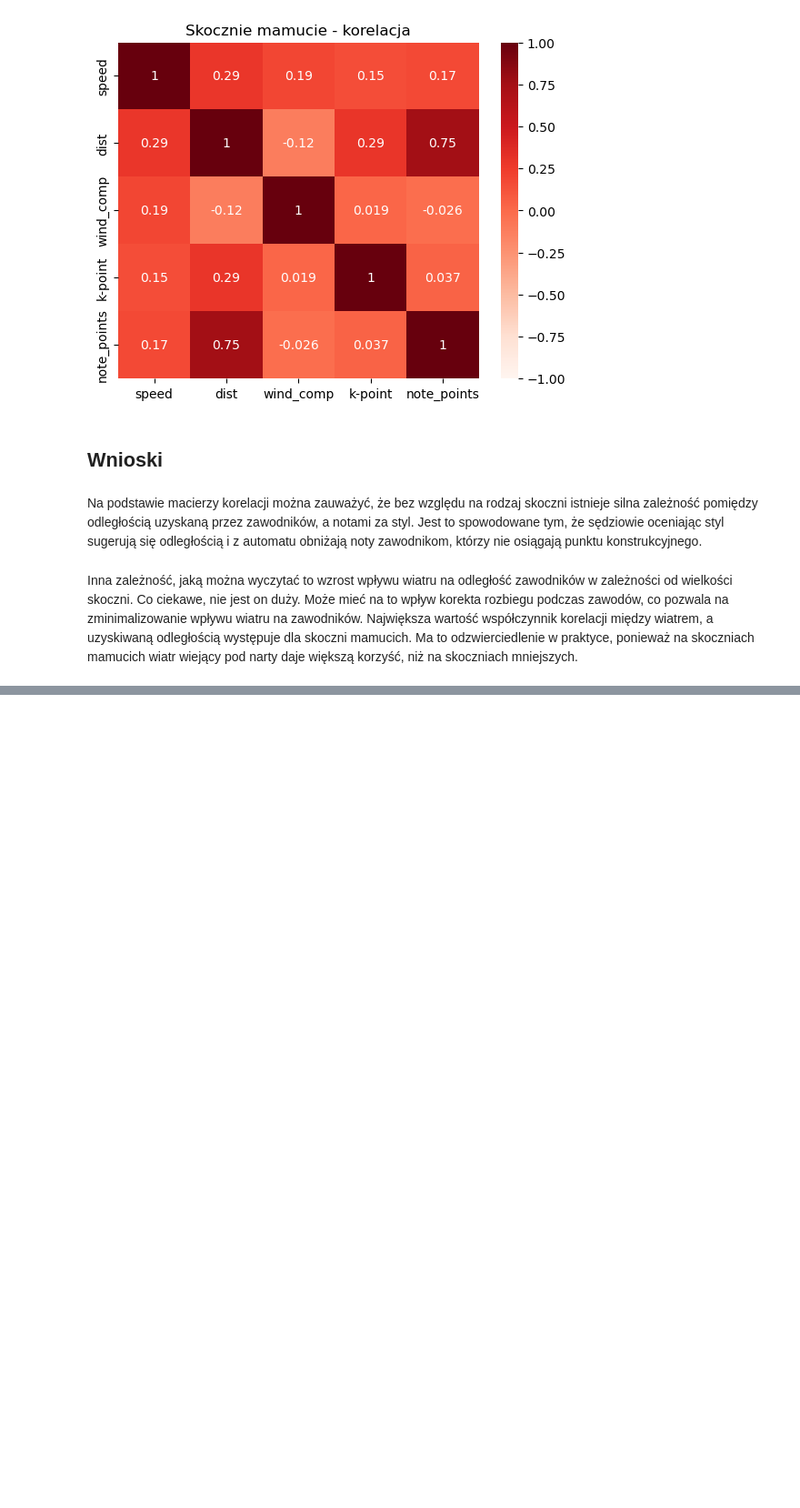
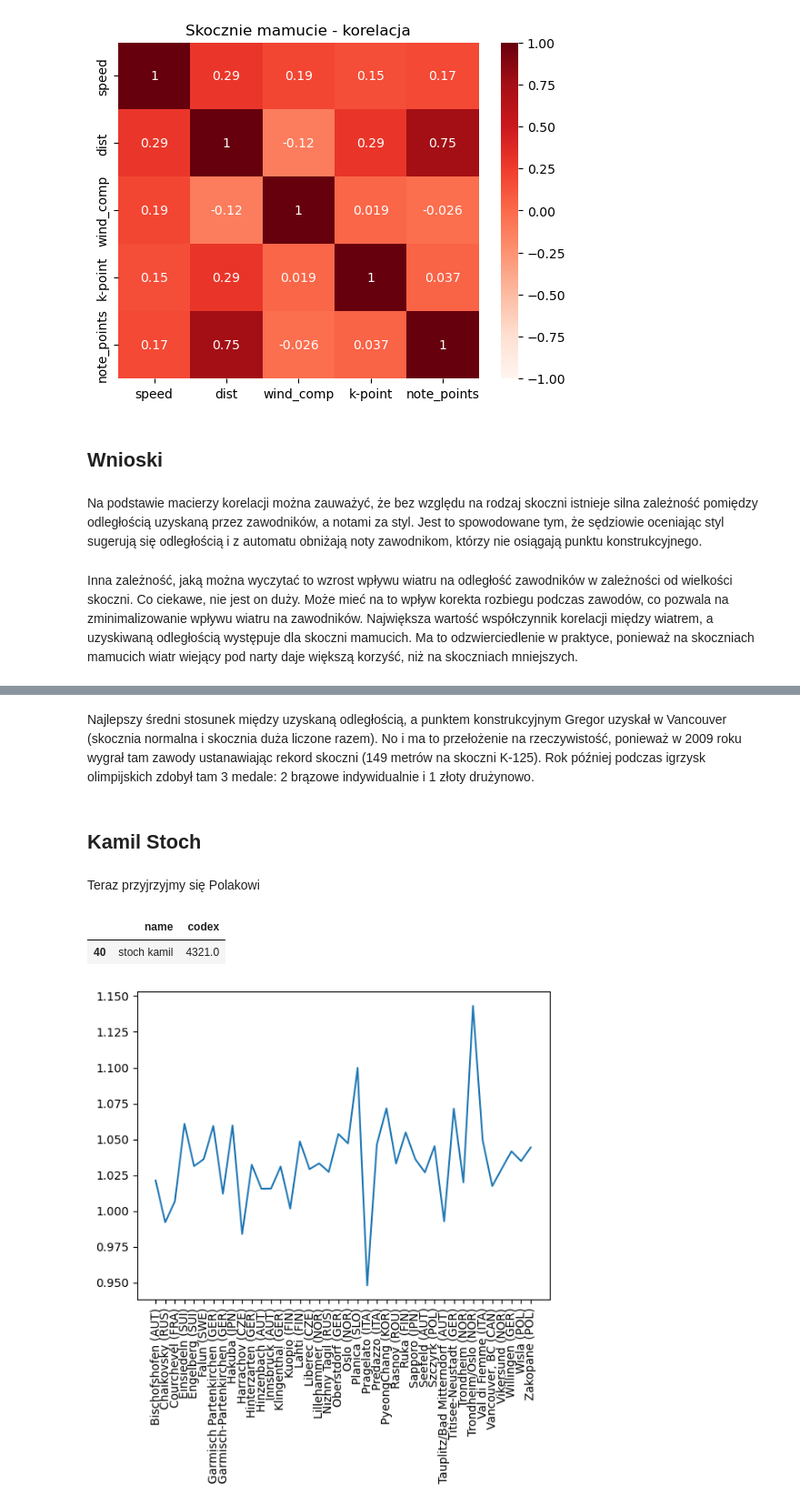
Before and after one commit to jakub-milasz/ski_jumping_analysis, a Jupyter notebook: ski_jumping.ipynb, the cells around one changed output, grey strips where cells are left out. Shown at 91% size. Drawn from its saved outputs; the diff is of its cells as text; code cells hidden in the pictures; blank space fills up the shorter version.

```diff
--- a/ski_jumping.ipynb
+++ b/ski_jumping.ipynb
@@ -52,0 +104,15 @@ Inna zależność, jaką można wyczytać to wzrost wpływu wiatru na odległoś
+# %% [markdown]
+Najlepszy średni stosunek między uzyskaną odległością, a punktem konstrukcyjnym Gregor uzyskał w Vancouver (skocznia normalna i skocznia duża liczone razem). No i ma to przełożenie na rzeczywistość, ponieważ w 2009 roku wygrał tam zawody ustanawiając rekord skoczni (149 metrów na skoczni K-125). Rok później podczas igrzysk olimpijskich zdobył tam 3 medale: 2 brązowe indywidualnie i 1 złoty drużynowo.
+# %% [markdown]
+## Kamil Stoch
+# %% [markdown]
+Teraz przyjrzyjmy się Polakowi
+# %%
+names[names['name'] == 'stoch kamil']
+# %% [output]
+|  | name | codex |
+| 40 | stoch kamil | 4321.0 |
+# %%
+analyse_skijumper(merged, 4321)
+# %% [output]
+[figure, added]
```
Also changed, not shown: parts of 8 cells of this notebook.
